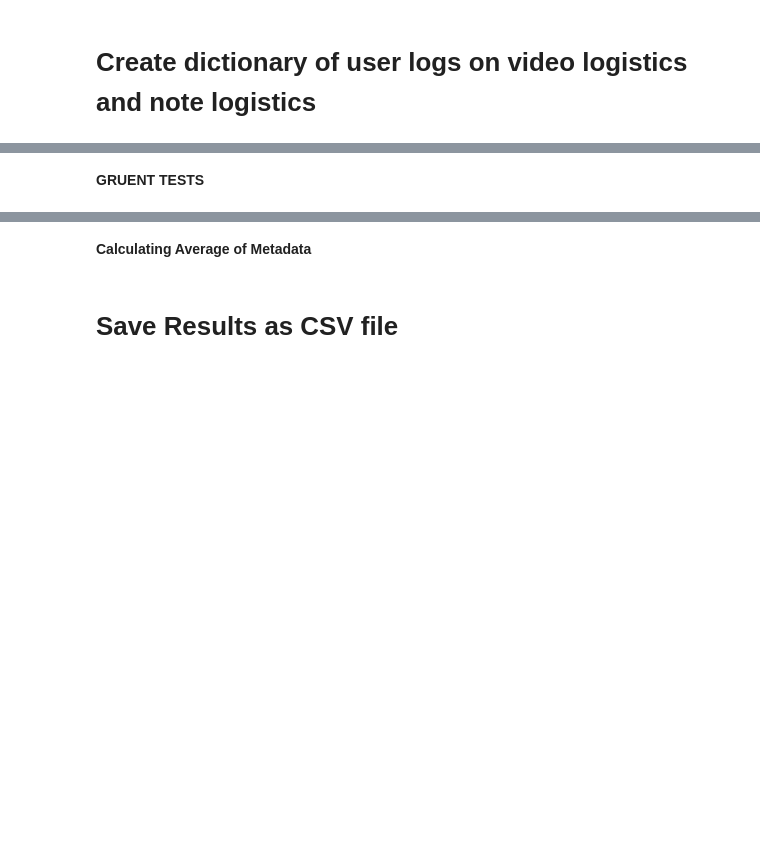
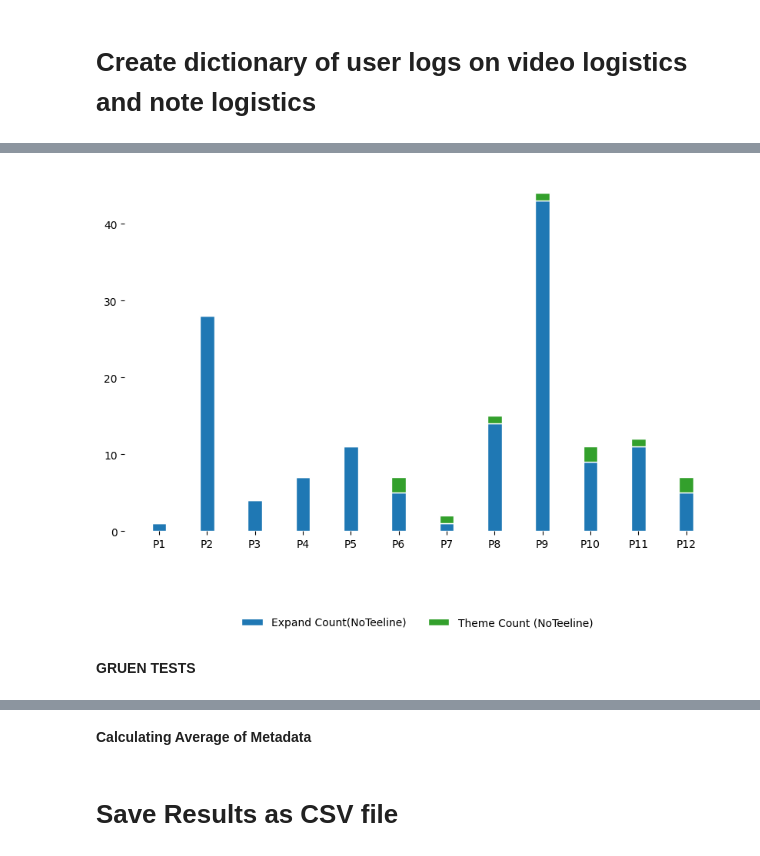
Before and after one commit to Abdus-Samee/NoTeeline, a Jupyter notebook: DataAnalysis/charts.ipynb, the cells around one changed output, grey strips where cells are left out. Saved outputs shown, nothing was run; the diff lists cells and outputs as text; code cells hidden in the pictures; blank space fills up the shorter version.

```diff
--- a/DataAnalysis/charts.ipynb
+++ b/DataAnalysis/charts.ipynb
@@ -140,5 +155,62 @@ for folder_number in range(1, 13):
+# %%
+import matplotlib.pyplot as plt
+import numpy as np
+import matplotlib
+
+
+chosen_cmap = matplotlib.cm.get_cmap('Paired')
+# color_array = [chosen_cmap(i) for i in np.linspace(0, 1, 6)]
+# color_hex_array = [matplotlib.colors.to_hex(color) for color in color_array]
+
+# Lists to hold the plot data
+labels = []
+noteeline_expand = []
+noteeline_star_expand = []
+noteeline_theme = []
+noteeline_star_theme = []
+
+# Populate the lists with data
+for user, activities in enumerate(data):
+    # print(activities)
+    labels.append(f'P{user+1}')
+    noteeline_expand.append(activities['NoTeeline']['expandCount'])
+    noteeline_star_expand.append(activities['Baseline']['expandCount'])
+    noteeline_theme.append(activities['NoTeeline']['themeCount'])
+    noteeline_star_theme.append(activities['Baseline']['themeCount'])
+
+# Width of the bars
+barWidth = 0.3
+
+# Set position of bar on X axis
+r1 = np.arange(len(labels))
+r2 = [x + barWidth for x in r1]
+
+# Make the plot
+plt.figure(figsize=(10, 6))
+
+# # Stacked bar for 'noteeline'
+bar1 = plt.bar(r1, noteeline_expand, color=chosen_cmap(1), width=barWidth, edgecolor='white', label='Expand Count(NoTeeline)')
+bar2 = plt.bar(r1, noteeline_theme, bottom=noteeline_expand, color=chosen_cmap(3), width=barWidth, edgecolor='white', label='Theme Count (NoTeeline)')
+
+# # Stacked bar for 'noteeline*'
+# bar4 =plt.bar(r2, noteeline_star_expand, color=chosen_cmap(0), width=barWidth, edgecolor='white', label='Expand Count (Baseline)')
+# bar5 = plt.bar(r2, noteeline_star_theme, bottom=noteeline_star_expand, color=chosen_cmap(2), width=barWidth, edgecolor='white', label='Theme Count (Baseline)')
+
+# # Add xticks on the middle of the group bars
+# # plt.xlabel('User', fontweight='bold')
+plt.xticks(r1, labels)
+plt.legend(loc="lower left", ncol=2, bbox_to_anchor=(0.18, -0.3), frameon=False) # https://stackoverflow.com/a/54870844
+# plt.yticks([])
+
+# # Create legend & Show graphic
+# plt.legend()
+plt.box(False)
+plt.savefig('video_log_dist.pdf', bbox_inches="tight")
+plt.show()
+# %% [output]
+[figure, added]
 # %% [markdown]
-**GRUENT TESTS**
+**GRUEN TESTS**
 # %%
 # Your list of tuples
 data = [(1, 3), (3, 4)]
```
Also changed, not shown: parts of 25 cells of this notebook, 3 other files.
